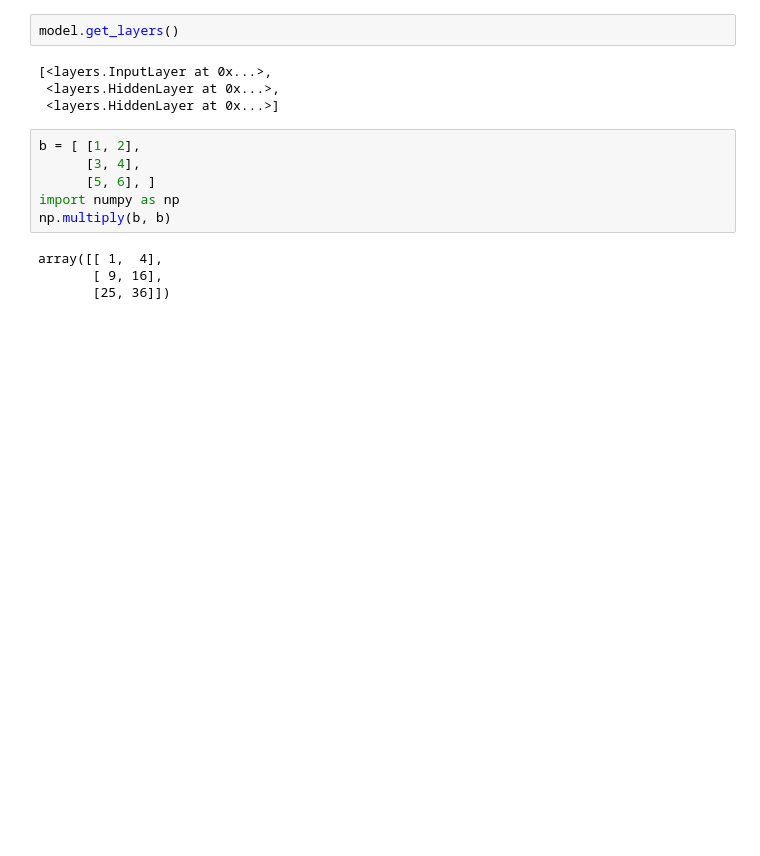
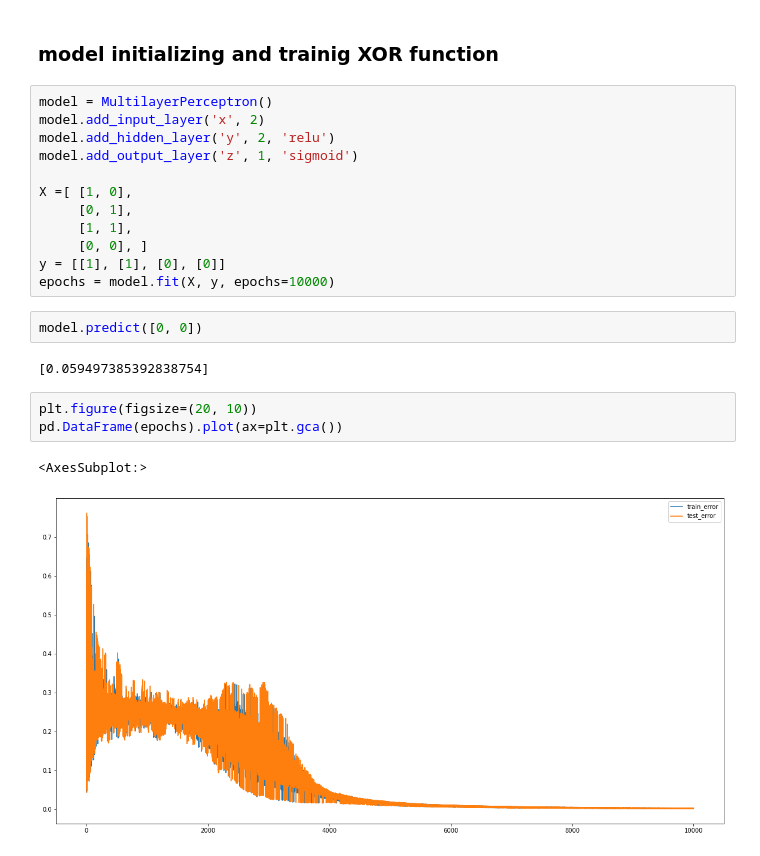
Before and after one commit to kuroku1/Backpropagation, a Jupyter notebook: main.ipynb, the cells around one changed output. Drawn from its saved outputs; the diff is of its cells as text; blank space fills up the shorter version.

```diff
--- a/main.ipynb
+++ b/main.ipynb
@@ -42,16 +44,24 @@ plot_graph(model.get_full_graph(), figsize=(10, 5))
-# %%
-model.get_layers()
-# %% [output]
-[<layers.InputLayer at 0x...>,
- <layers.HiddenLayer at 0x...>,
- <layers.HiddenLayer at 0x...>]
-# %%
-b = [ [1, 2],
-      [3, 4],
-      [5, 6], ]
-import numpy as np
-np.multiply(b, b)
-# %% [output]
-array([[ 1,  4],
-       [ 9, 16],
-       [25, 36]])
+# %% [markdown]
+### model initializing and trainig XOR function
+# %%
+model = MultilayerPerceptron()
+model.add_input_layer('x', 2)
+model.add_hidden_layer('y', 2, 'relu')
+model.add_output_layer('z', 1, 'sigmoid')
+
+X =[ [1, 0],
+     [0, 1],
+     [1, 1],
+     [0, 0], ]
+y = [[1], [1], [0], [0]]
+epochs = model.fit(X, y, epochs=10000)
+# %%
+model.predict([0, 0])
+# %% [output]
+[0.059497385392838754]
+# %%
+plt.figure(figsize=(20, 10))
+pd.DataFrame(epochs).plot(ax=plt.gca())
+# %% [output]
+<AxesSubplot:>
+[figure, added]
```
Also changed, not shown: parts of 7 cells of this notebook, 8 other files.
